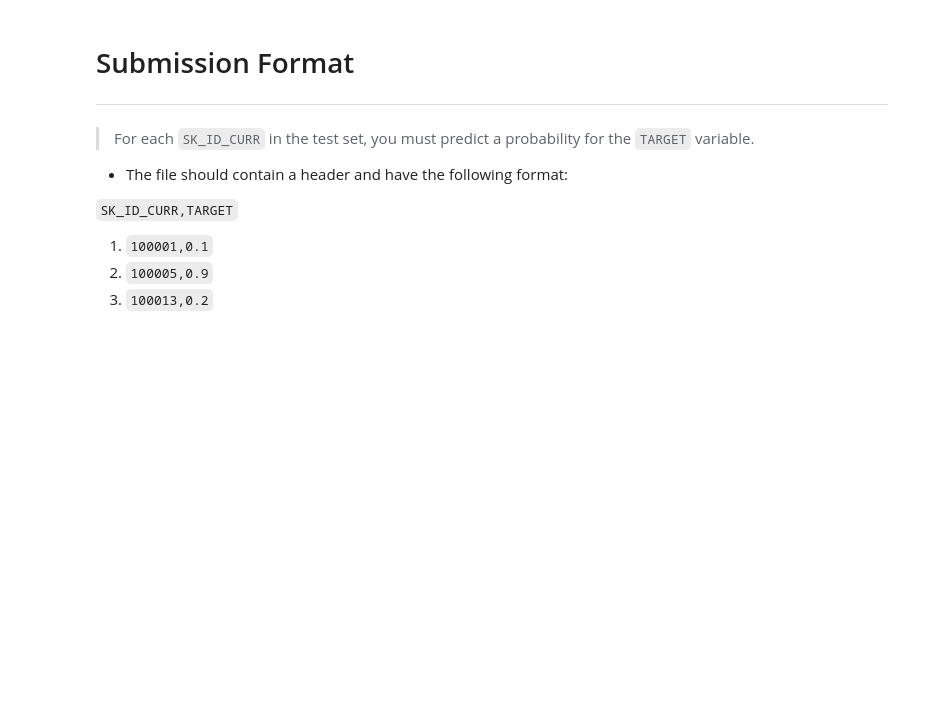
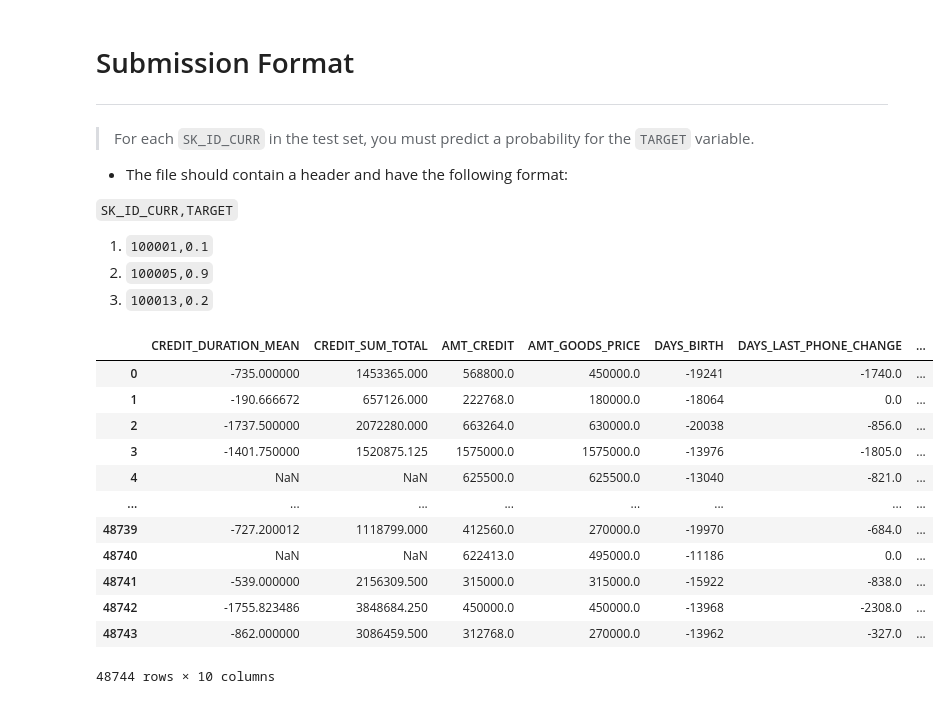
Before and after one commit to IgnatiusVMK/DataScience-Projects, a Jupyter notebook: Home Credit Default Risk/UnderSample/home_credit_pycaret.ipynb, the cells around one changed output. Saved outputs shown, nothing was run; the diff lists cells and outputs as text; code cells hidden in the pictures; blank space fills up the shorter version.

```diff
--- a/Home Credit Default Risk/UnderSample/home_credit_pycaret.ipynb
+++ b/Home Credit Default Risk/UnderSample/home_credit_pycaret.ipynb
@@ -337,6 +333,24 @@ predictions = predict_model(best_model, data=test_data)
 3. `100013,0.2`
 # %%
 selected_preds = predictions [['SK_ID_CURR','prediction_label', 'prediction_score']]
+# %%
+model_preds = predictions [['CREDIT_DURATION_MEAN', 'CREDIT_SUM_TOTAL', 'AMT_CREDIT', 'AMT_GOODS_PRICE', 'DAYS_BIRTH', 'DAYS_LAST_PHONE_CHANGE', 'AMT_ANNUITY', 'DAYS_EMPLOYED','DAYS_ID_PUBLISH', 'PAYMENT_TOTAL']]
+# %%
+model_preds
+# %% [output]
+|  | CREDIT_DURATION_MEAN | CREDIT_SUM_TOTAL | AMT_CREDIT | AMT_GOODS_PRICE | DAYS_BIRTH | DAYS_LAST_PHONE_CHANGE | ... |
+| 0 | -735.000000 | 1453365.000 | 568800.0 | 450000.0 | -19241 | -1740.0 | ... |
+| 1 | -190.666672 | 657126.000 | 222768.0 | 180000.0 | -18064 | 0.0 | ... |
+| 2 | -1737.500000 | 2072280.000 | 663264.0 | 630000.0 | -20038 | -856.0 | ... |
+| 3 | -1401.750000 | 1520875.125 | 1575000.0 | 1575000.0 | -13976 | -1805.0 | ... |
+| 4 | NaN | NaN | 625500.0 | 625500.0 | -13040 | -821.0 | ... |
+| ... | ... | ... | ... | ... | ... | ... | ... |
+| 48739 | -727.200012 | 1118799.000 | 412560.0 | 270000.0 | -19970 | -684.0 | ... |
+| 48740 | NaN | NaN | 622413.0 | 495000.0 | -11186 | 0.0 | ... |
+| 48741 | -539.000000 | 2156309.500 | 315000.0 | 315000.0 | -15922 | -838.0 | ... |
+| 48742 | -1755.823486 | 3848684.250 | 450000.0 | 450000.0 | -13968 | -2308.0 | ... |
+| 48743 | -862.000000 | 3086459.500 | 312768.0 | 270000.0 | -13962 | -327.0 | ... |
+48744 rows × 10 columns
 # %%
 selected_preds
 # %% [output]
```
Also changed, not shown: parts of 11 cells of this notebook, 7 other files.
